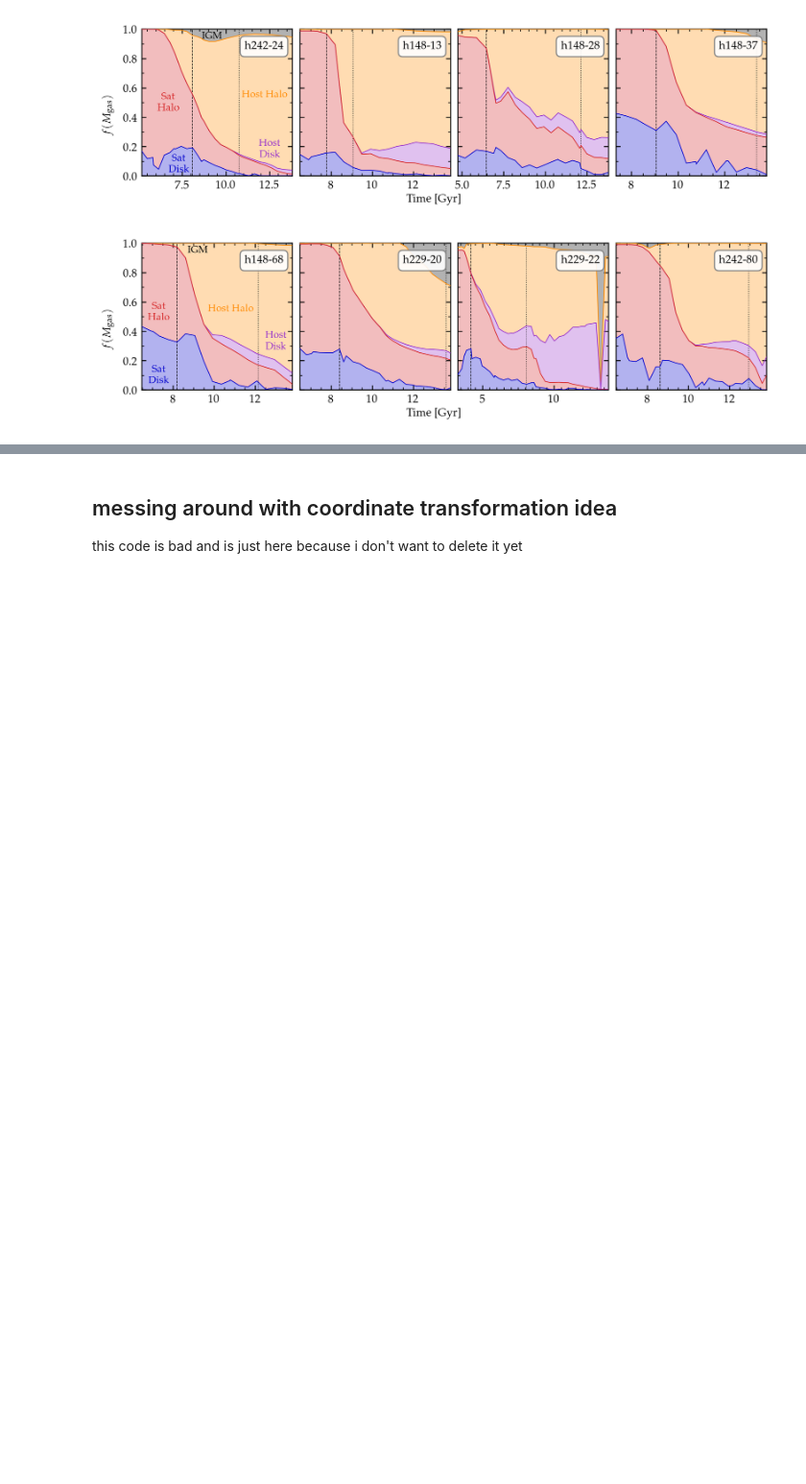
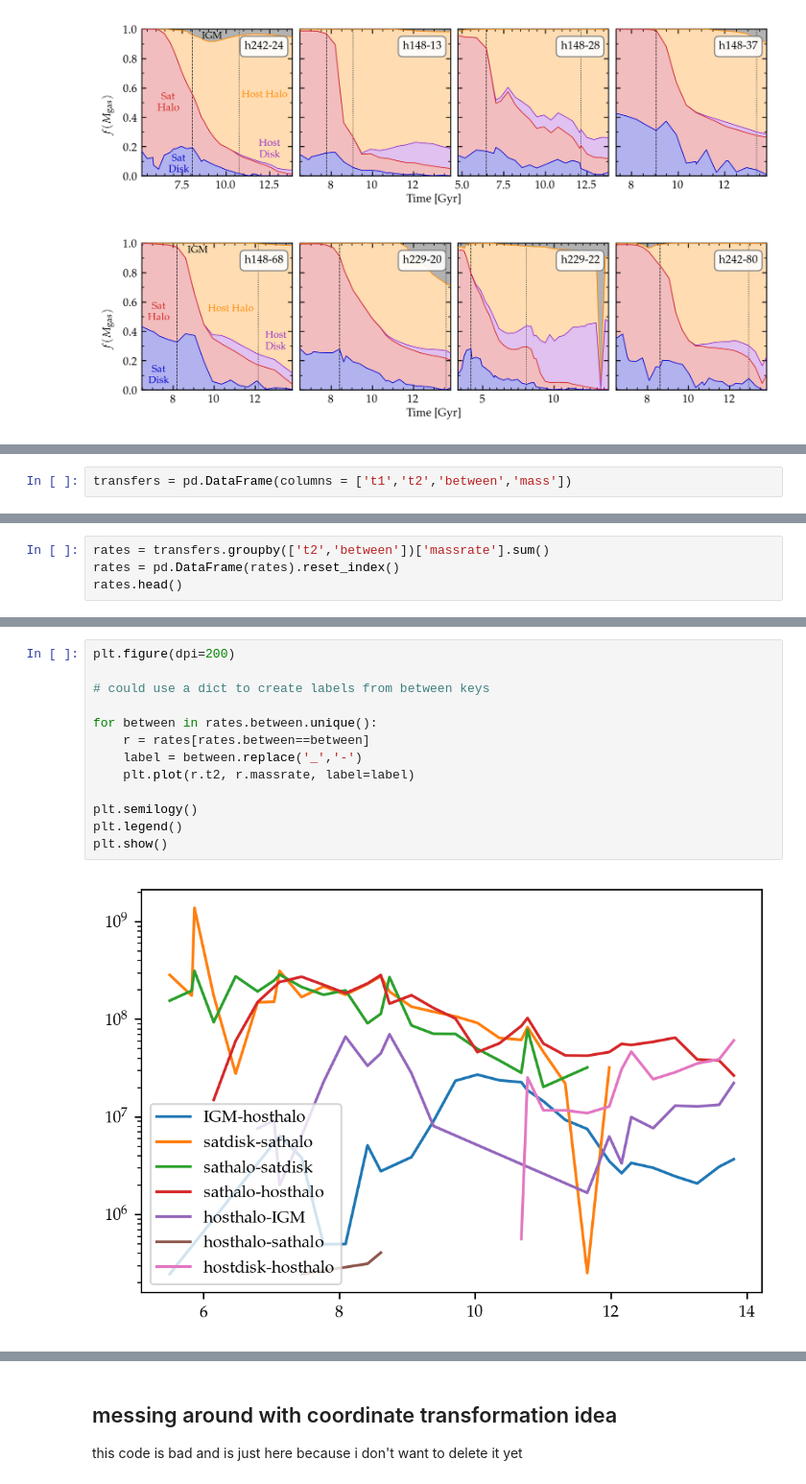
Before and after one commit to hollisakins/Justice_League_Code, a Jupyter notebook: Analysis/RamPressure/ParticleTrackingPlots.ipynb, the cells around one changed output, grey strips where cells are left out. Shown at 96% size. Drawn from its saved outputs; the diff is of its cells as text; blank space fills up the shorter version.

```diff
--- a/Analysis/RamPressure/ParticleTrackingPlots.ipynb
+++ b/Analysis/RamPressure/ParticleTrackingPlots.ipynb
@@ -397,0 +402,2 @@ plt.show()
+# %%
+transfers = pd.DataFrame(columns = ['t1','t2','between','mass'])
@@ -397,0 +457,4 @@ plt.show()
+# %%
+rates = transfers.groupby(['t2','between'])['massrate'].sum()
+rates = pd.DataFrame(rates).reset_index()
+rates.head()
@@ -397,0 +468,15 @@ plt.show()
+# %%
+plt.figure(dpi=200)
+
+# could use a dict to create labels from between keys
+
+for between in rates.between.unique():
+    r = rates[rates.between==between]
+    label = between.replace('_','-')
+    plt.plot(r.t2, r.massrate, label=label)
+
+plt.semilogy()
+plt.legend()
+plt.show()
+# %% [output]
+[figure, added]
```
Also changed, not shown: parts of 20 cells of this notebook, 1 other file.
